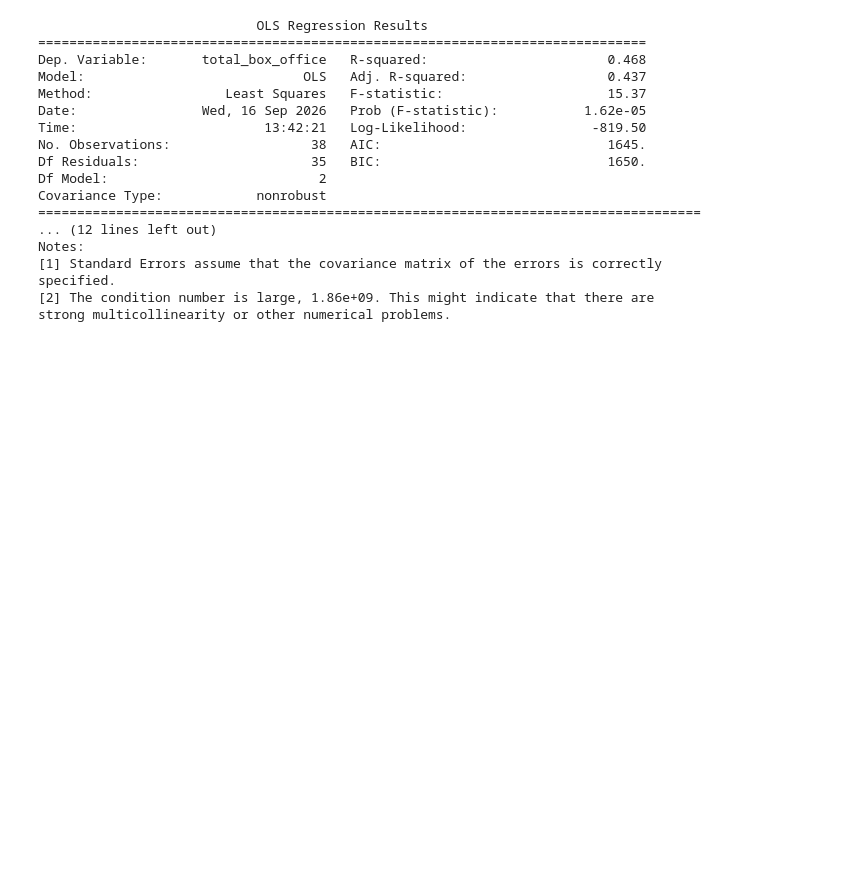
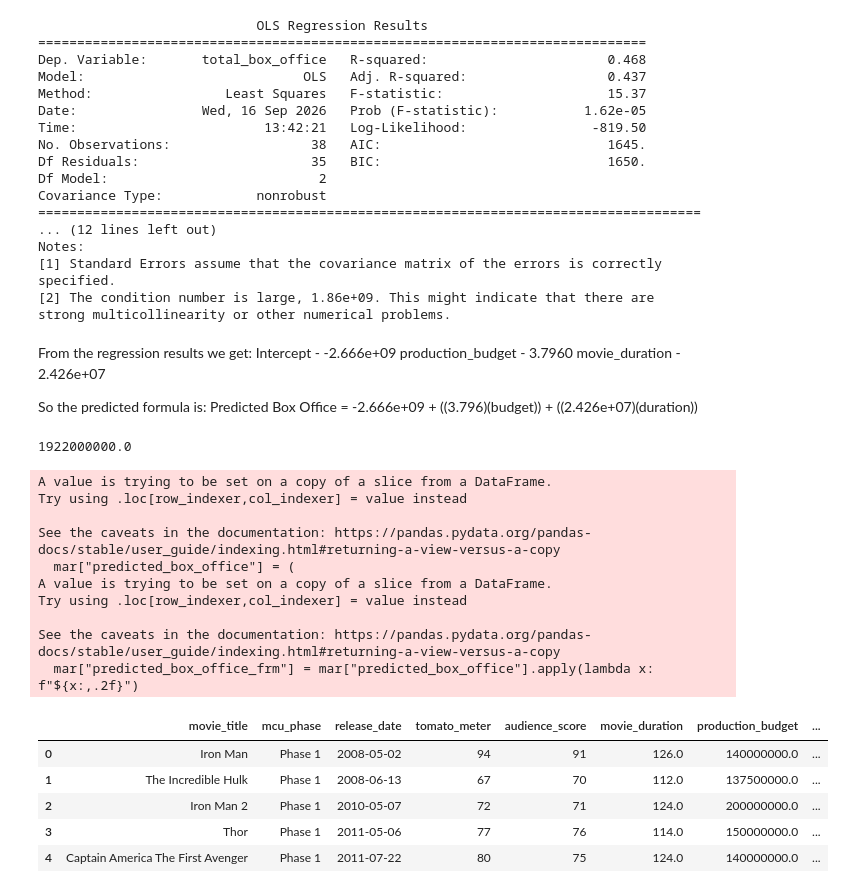
Before and after one commit to JamesCode-T/Data-analysis, a Jupyter notebook: marvel.ipynb, the cells around one changed output. Saved outputs shown, nothing was run; the diff lists cells and outputs as text; code cells hidden in the pictures; blank space fills up the shorter version.

```diff
--- a/marvel.ipynb
+++ b/marvel.ipynb
@@ -247,3 +247,47 @@ Notes:
 [1] Standard Errors assume that the covariance matrix of the errors is correctly specified.
 [2] The condition number is large, 1.86e+09. This might indicate that there are
 strong multicollinearity or other numerical problems.
+# %% [markdown]
+From the regression results we get:
+Intercept -   -2.666e+09
+production_budget -  3.7960
+movie_duration   -    2.426e+07
+
+So the predicted formula is:
+Predicted Box Office = -2.666e+09 + ((3.796)(budget)) + ((2.426e+07)(duration))
+# %%
+def predict_box_office(budget, duration):
+    intercept = -2.666e9
+    coef_budget = 3.796
+    coef_duration = 2.426e7
+
+    return intercept + coef_budget * budget + coef_duration * duration
+
+predict_box_office(250_000_000, 150)
+# %% [output]
+1922000000.0
+# %%
+mar["predicted_box_office"] = (
+    -2.666e9
+    + 3.796 * mar["production_budget"]
+    + 2.426e7 * mar["movie_duration"]
+)
+mar["predicted_box_office_frm"] = mar["predicted_box_office"].apply(lambda x: f"${x:,.2f}")
+mar.head()
+# %% [output]
+A value is trying to be set on a copy of a slice from a DataFrame.
+Try using .loc[row_indexer,col_indexer] = value instead
+
+See the caveats in the documentation: https://pandas.pydata.org/pandas-docs/stable/user_guide/indexing.html#returning-a-view-versus-a-copy
+  mar["predicted_box_office"] = (
+A value is trying to be set on a copy of a slice from a DataFrame.
+Try using .loc[row_indexer,col_indexer] = value instead
+
+See the caveats in the documentation: https://pandas.pydata.org/pandas-docs/stable/user_guide/indexing.html#returning-a-view-versus-a-copy
+  mar["predicted_box_office_frm"] = mar["predicted_box_office"].apply(lambda x: f"${x:,.2f}")
+|  | movie_title | mcu_phase | release_date | tomato_meter | audience_score | movie_duration | production_budget | ... |
+| 0 | Iron Man | Phase 1 | 2008-05-02 | 94 | 91 | 126.0 | 140000000.0 | ... |
+| 1 | The Incredible Hulk | Phase 1 | 2008-06-13 | 67 | 70 | 112.0 | 137500000.0 | ... |
+| 2 | Iron Man 2 | Phase 1 | 2010-05-07 | 72 | 71 | 124.0 | 200000000.0 | ... |
+| 3 | Thor | Phase 1 | 2011-05-06 | 77 | 76 | 114.0 | 150000000.0 | ... |
+| 4 | Captain America The First Avenger | Phase 1 | 2011-07-22 | 80 | 75 | 124.0 | 140000000.0 | ... |
```
Also changed, not shown: parts of 1 cell of this notebook.
